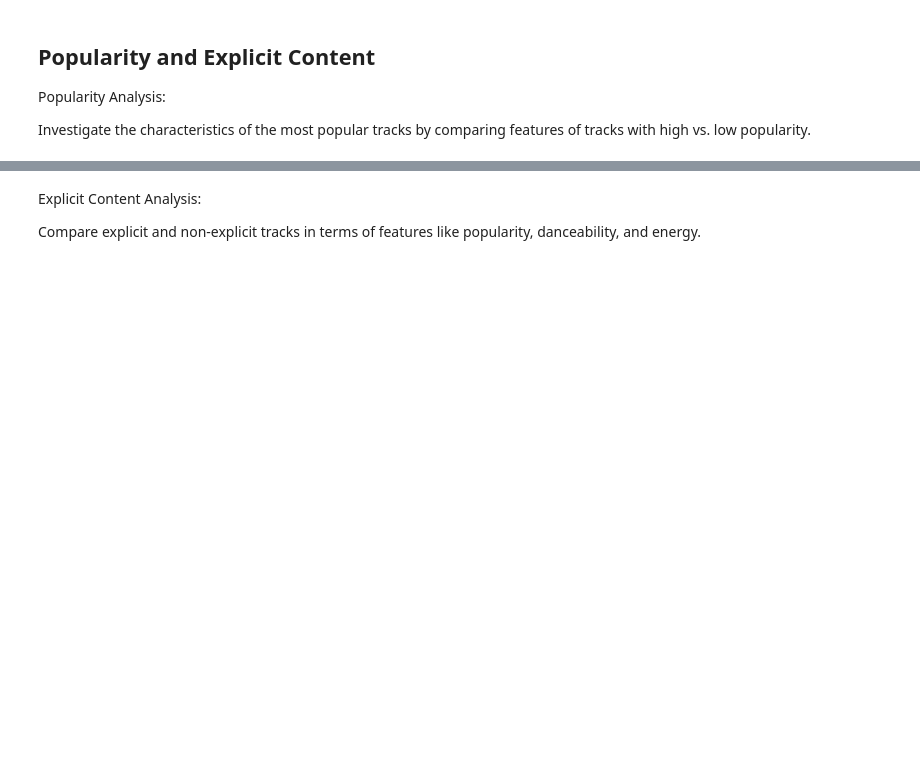
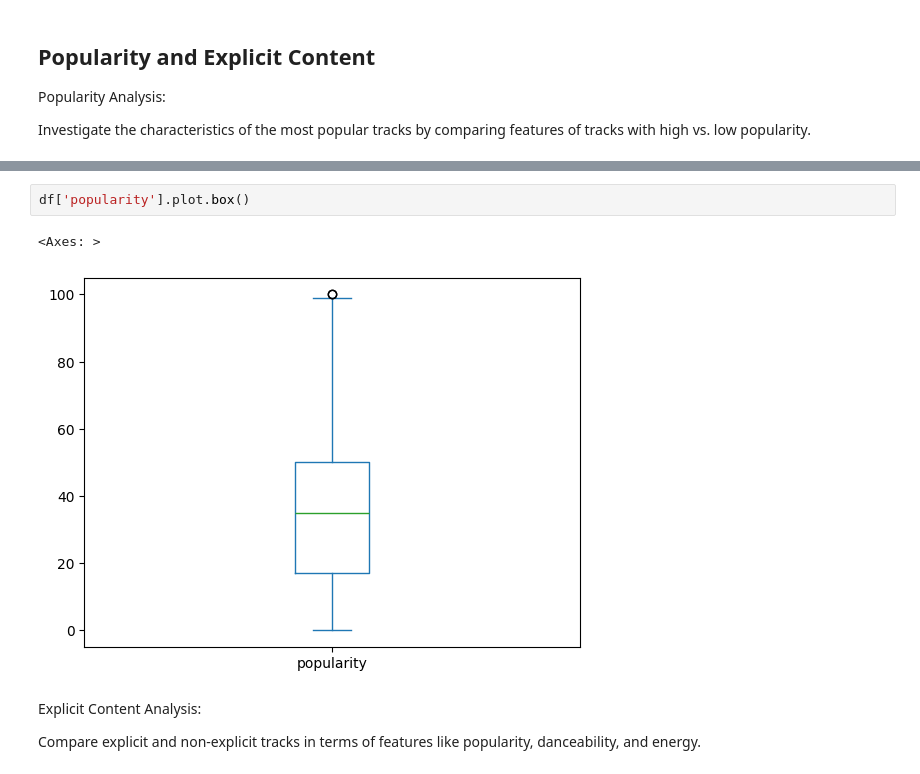
Before and after one commit to CC-Sev/spotify_analysis, a Jupyter notebook: eda.ipynb, the cells around one changed output, grey strips where cells are left out. Saved outputs shown, nothing was run; the diff lists cells and outputs as text; blank space fills up the shorter version.

```diff
--- a/eda.ipynb
+++ b/eda.ipynb
@@ -429,3 +595,8 @@ Investigate the characteristics of the most popular tracks by comparing features
+# %%
+df['popularity'].plot.box()
+# %% [output]
+<Axes: >
+[figure, added]
 # %% [markdown]
 Explicit Content Analysis:
 
```
Also changed, not shown: parts of 16 cells of this notebook.
